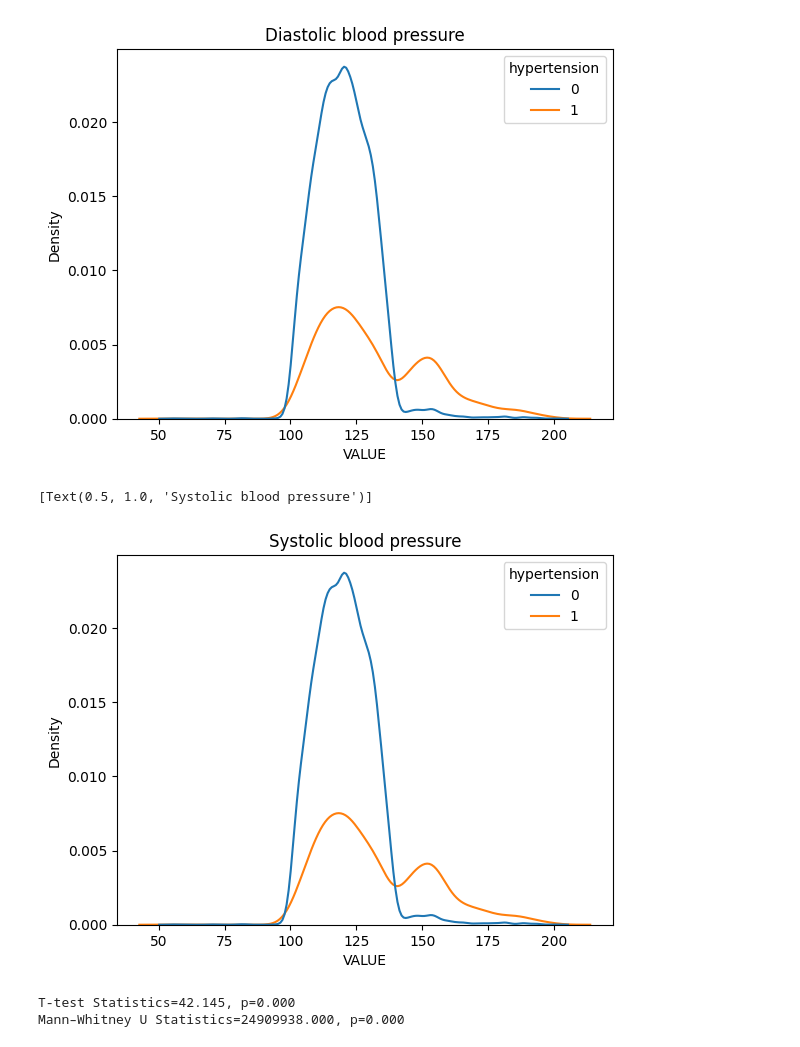
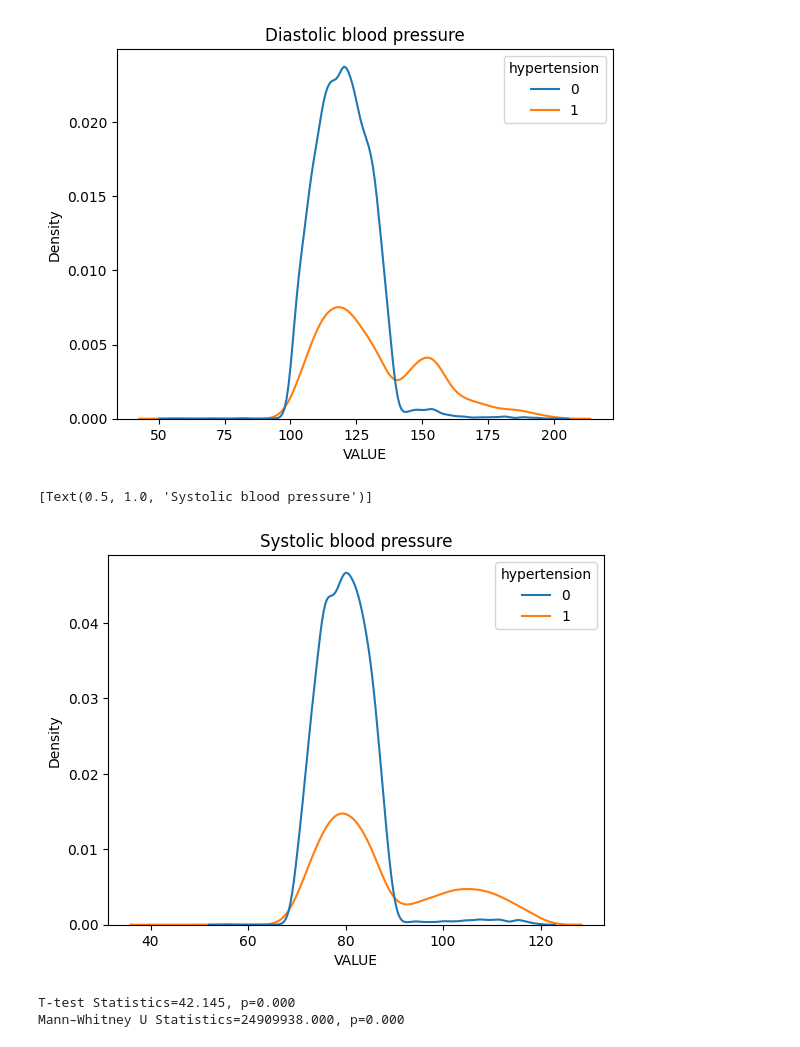
Before and after one commit to spiros/nkua-health-data-science, a Jupyter notebook: notebooks/part4.ipynb, the cells around one changed output. Saved outputs shown, nothing was run; the diff lists cells and outputs as text; code cells hidden in the pictures.

```diff
--- a/notebooks/part4.ipynb
+++ b/notebooks/part4.ipynb
@@ -194,13 +194,13 @@ sns.kdeplot(
 [figure]
 # %%
 sns.kdeplot(
-    data=df_patients_ht_bp[df_patients_ht_bp['CODE']=='8480-6'],
+    data=df_patients_ht_bp[df_patients_ht_bp['CODE']=='8462-4'],
     x='VALUE',
     hue='hypertension',
     common_norm=True).set(title="Systolic blood pressure")
 # %% [output]
 [Text(0.5, 1.0, 'Systolic blood pressure')]
-[figure, old version]
+[figure, new version]
 # %%
 t_statistic, p_value = stats.ttest_ind(
     df_patients_ht_bp[(df_patients_ht_bp['CODE']=='8480-6')&(df_patients_ht_bp['hypertension']==1)].VALUE.values,
```
